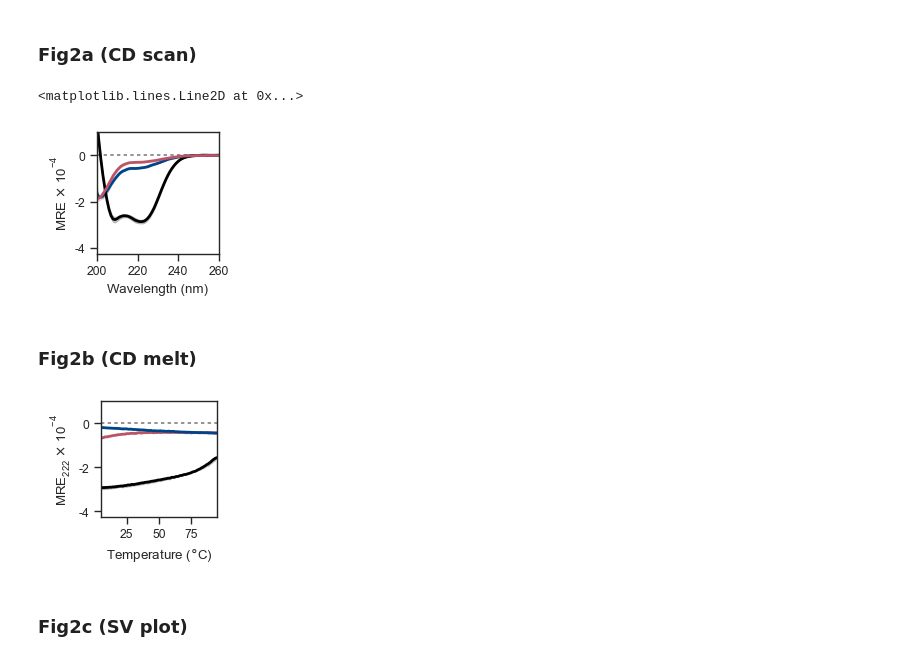
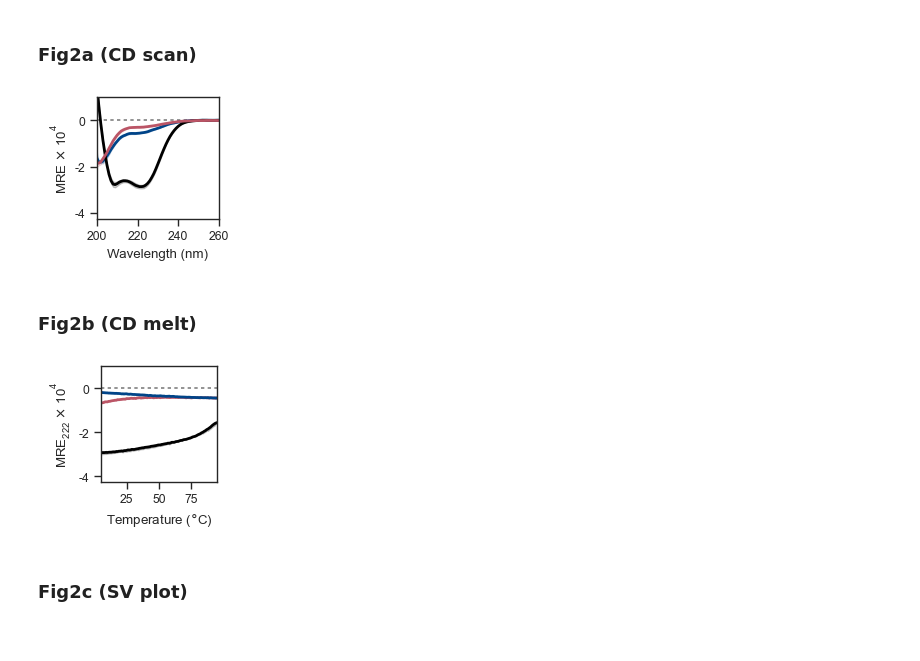
Before and after one commit to woolfson-group/A3B3_paper_code, a Jupyter notebook: notebooks/MS_figure_code.ipynb, the cells around one changed output. Drawn from its saved outputs; the diff is of its cells as text; code cells hidden in the pictures.

Commit message:
Fixed CD plot typo

```diff
--- a/notebooks/MS_figure_code.ipynb
+++ b/notebooks/MS_figure_code.ipynb
@@ -62,7 +63,7 @@ sns.lineplot(
 spectrum_ax.set(
     xlim=[200,260],
     xlabel=r'Wavelength (nm)',
-    ylabel=r'MRE $\times$ 10$\regular{^{-4}}$',
+    ylabel=r'MRE $\times$ 10$\regular{^4}$',
     yticks=[0,-20_000,-40_000],
     yticklabels=[0,-2,-4],
     ylim=[-42500, 10_000]
@@ -70,9 +71,8 @@ spectrum_ax.set(
 
 spectrum_ax.axhline(0, dashes=(2,2), color='.5', zorder=0)
 
-# plt.savefig('../../figures/fig2/fig2a.svg', format='svg', transparent=True);
+plt.savefig('../../figures/fig2/fig2a.svg', format='svg', transparent=True);
 # %% [output]
-<matplotlib.lines.Line2D at 0x...>
 [figure]
 # %% [markdown]
 ### Fig2b (CD melt)
@@ -98,36 +98,36 @@ jobplot_df['mre'] = jobplot_df.apply(CircularDiochroismFunctions.calc_mre_row, a
 
 # plot the data
 sns.set(rc={'figure.figsize':[1.5,1.5], "font.family":"Arial"}, style='ticks', context='paper')
 
 melt_ax = plt.subplot2grid((1,1), (0,0))
 
 sns.lineplot(
     data=jobplot_df.query('type in ["melt", "cool"]'),
     x='T_C',
     y='mre',
     hue='related_id',
     legend=None,
     errorbar='sd',
     hue_order=['CC-Hex2-A-3-c','CC-Hex2-A-3-c+CC-Hex2-B-3-c','CC-Hex2-B-3-c'],
     palette=['#bb5566', 'black', '#004488'],
     ax=melt_ax,
     **{'lw':2}
 )
 
 melt_ax.set(
     xlim=[5,95],
     xlabel=r'Temperature ($\degree$C)',
-    ylabel=r'MRE$\regular{_{222}}$ $\times$ 10$\regular{^{-4}}$',
+    ylabel=r'MRE$\regular{_{222}}$ $\times$ 10$\regular{^4}$',
     yticks=[0,-20_000,-40_000],
     yticklabels=[0,-2,-4],
     ylim=[-42500, 10_000]
 )
 
 melt_ax.axhline(0, dashes=(2,2), color='.5', zorder=0)
 
-# plt.savefig('../../figures/fig2/fig2b.svg', format='svg', transparent=True);
+plt.savefig('../../figures/fig2/fig2b.svg', format='svg', transparent=True);
 # %% [output]
-[figure, old version]
+[figure, new version]
 # %% [markdown]
 ### Fig2c (SV plot)
 # %%
```
Also changed, not shown: parts of 2 cells of this notebook, 1 other file.
